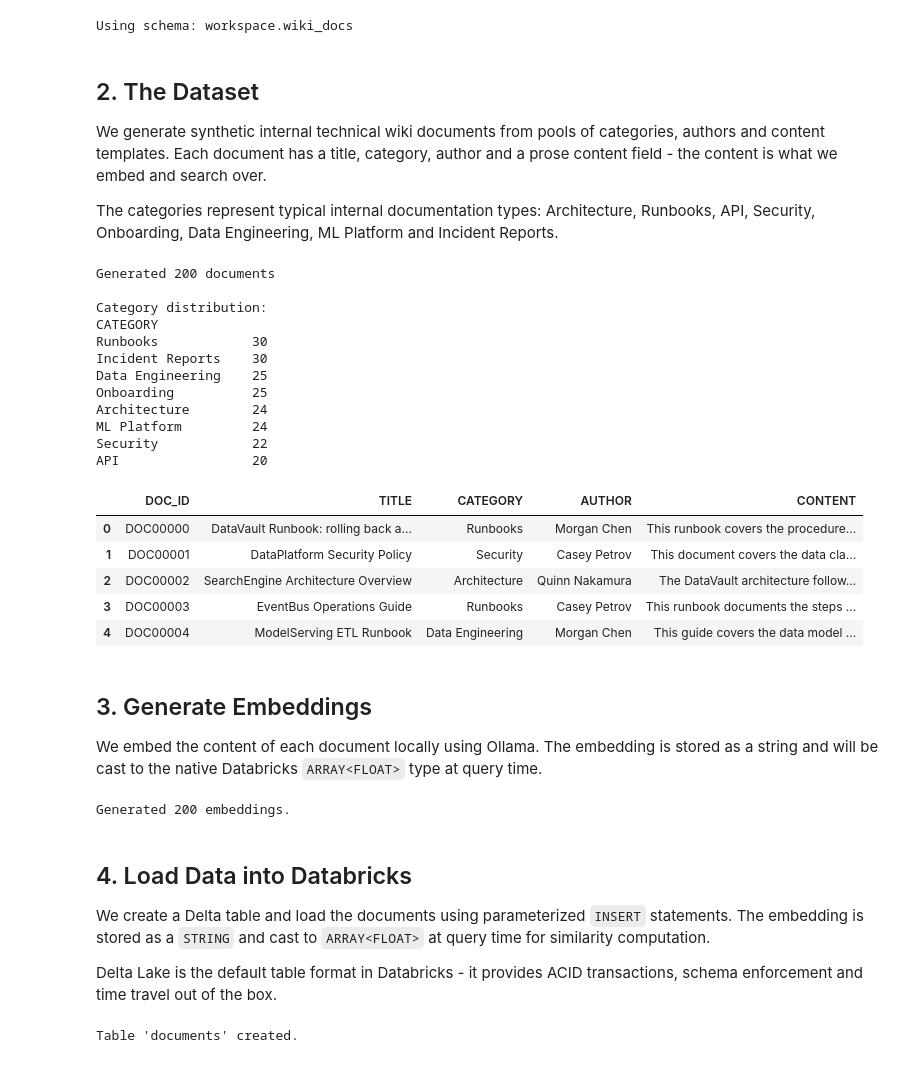
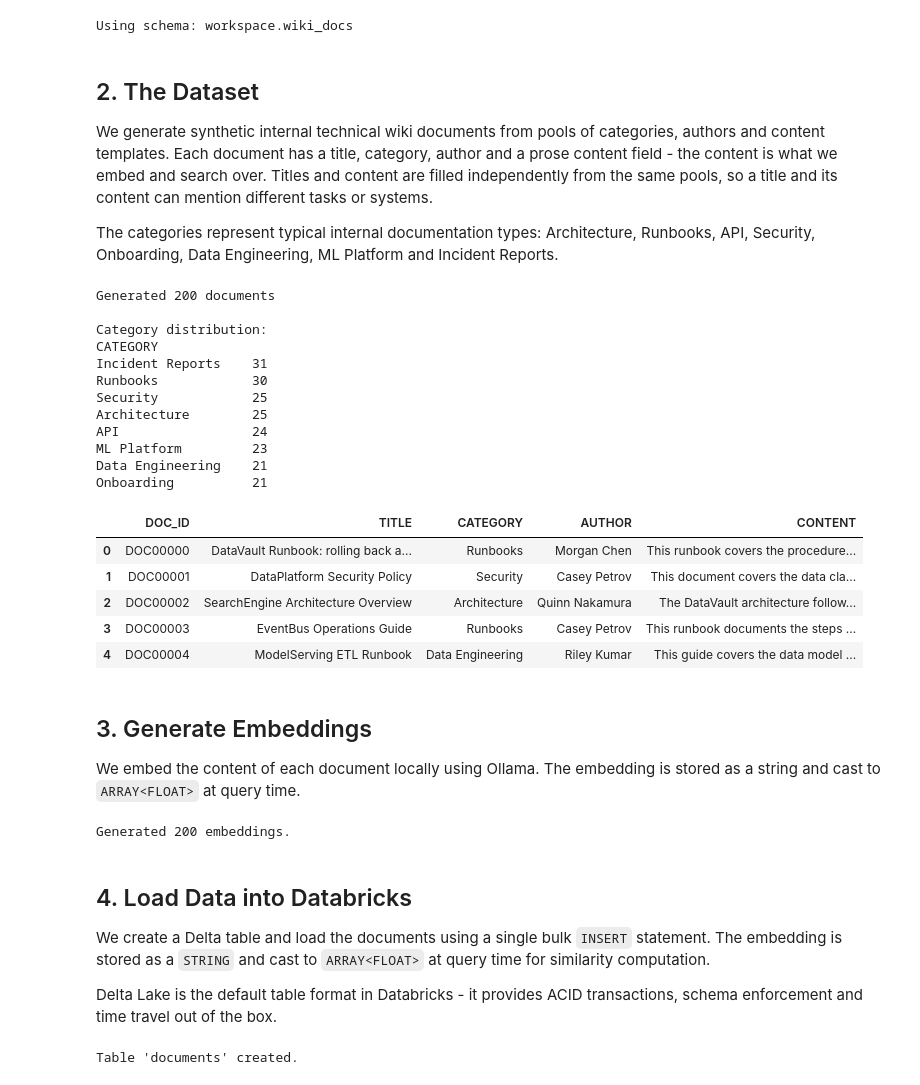
Before and after one commit to seven-vector-databases/seven-vector-databases.github.io, a Jupyter notebook: code/part-main/07_databricks.ipynb, the cells around one changed output. Saved outputs shown, nothing was run; the diff lists cells and outputs as text; code cells hidden in the pictures.

```diff
--- a/code/part-main/07_databricks.ipynb
+++ b/code/part-main/07_databricks.ipynb
@@ -131,7 +131,7 @@ Using schema: workspace.wiki_docs
 # %% [markdown]
 ## 2. The Dataset
 
-We generate synthetic internal technical wiki documents from pools of categories, authors and content templates. Each document has a title, category, author and a prose content field - the content is what we embed and search over.
+We generate synthetic internal technical wiki documents from pools of categories, authors and content templates. Each document has a title, category, author and a prose content field - the content is what we embed and search over. Titles and content are filled independently from the same pools, so a title and its content can mention different tasks or systems.
 
 The categories represent typical internal documentation types: Architecture, Runbooks, API, Security, Onboarding, Data Engineering, ML Platform and Incident Reports.
 # %%
@@ -259,10 +259,10 @@ TEMPLATE_VARS = {
     "source":            ["the production database", "the event stream", "the data lake", "the CRM system"],
     "destination":       ["Delta Lake", "the data warehouse", "the feature store", "object storage"],
     "orchestrator":      ["Apache Airflow", "Databricks Workflows", "Prefect", "dbt Cloud"],
-    "transformation":    ["deduplication and enrichment", "aggregation and filtering", "normalisation and validation"],
+    "transformation":    ["deduplication and enrichment", "aggregation and filtering", "normalization and validation"],
     "tables":            ["events, sessions and users", "orders, products and customers", "transactions, accounts and merchants"],
     "partition":         ["date", "region", "event type"],
-    "process_retention": ["180", "365", "730"],
+    "processed_retention": ["180", "365", "730"],
     "stage1":            ["experimentation", "data preparation", "feature engineering"],
     "stage2":            ["production serving", "batch inference", "A/B testing"],
     "framework":         ["PyTorch", "scikit-learn", "XGBoost", "TensorFlow"],
@@ -275,7 +275,7 @@ TEMPLATE_VARS = {
     "metrics":           ["accuracy, latency and drift", "precision, recall and throughput"],
     "threshold":         ["accuracy drops below 95%", "drift exceeds the threshold", "error rate increases"],
     "registry":          ["MLflow Model Registry", "the artifact store", "Unity Catalog"],
-    "features":          ["user behaviour", "product interaction", "transaction history"],
+    "features":          ["user behavior", "product interaction", "transaction history"],
     "latency":           ["10", "20", "50", "100"],
     "id":                ["INC-1042", "INC-2317", "INC-0891", "INC-3405"],
     "issue":             ["elevated error rates", "complete service outage", "database connection failures", "latency degradation"],
@@ -319,45 +319,45 @@ def fill_template(template: str) -> str:
 def generate_document(doc_id: int) -> dict:
     category = random.choice(CATEGORIES)
     title    = fill_template(random.choice(TITLE_TEMPLATES[category]))
     content  = fill_template(random.choice(CONTENT_TEMPLATES[category]))
     return {
         "DOC_ID":   f"DOC{doc_id:05d}",
         "TITLE":    title,
         "CATEGORY": category,
         "AUTHOR":   random.choice(FICTIONAL_AUTHORS),
         "CONTENT":  content,
     }
 
 documents = [generate_document(i) for i in range(NUM_DOCS)]
 df = pd.DataFrame(documents)
 
 print(f"Generated {len(df)} documents")
 print(f"\nCategory distribution:")
 print(df["CATEGORY"].value_counts().to_string())
 df.head()
 # %% [output]
 Generated 200 documents
 
 Category distribution:
 CATEGORY
+Incident Reports    31
 Runbooks            30
-Incident Reports    30
-Data Engineering    25
-Onboarding          25
-Architecture        24
-ML Platform         24
-Security            22
-API                 20
+Security            25
+Architecture        25
+API                 24
+ML Platform         23
+Data Engineering    21
+Onboarding          21
 |  | DOC_ID | TITLE | CATEGORY | AUTHOR | CONTENT |
 | 0 | DOC00000 | DataVault Runbook: rolling back a... | Runbooks | Morgan Chen | This runbook covers the procedure... |
 | 1 | DOC00001 | DataPlatform Security Policy | Security | Casey Petrov | This document covers the data cla... |
 | 2 | DOC00002 | SearchEngine Architecture Overview | Architecture | Quinn Nakamura | The DataVault architecture follow... |
 | 3 | DOC00003 | EventBus Operations Guide | Runbooks | Casey Petrov | This runbook documents the steps ... |
-| 4 | DOC00004 | ModelServing ETL Runbook | Data Engineering | Morgan Chen | This guide covers the data model ... |
+| 4 | DOC00004 | ModelServing ETL Runbook | Data Engineering | Riley Kumar | This guide covers the data model ... |
 # %% [markdown]
 ## 3. Generate Embeddings
 
-We embed the content of each document locally using Ollama. The embedding is stored as a string and will be cast to the native Databricks `ARRAY<FLOAT>` type at query time.
+We embed the content of each document locally using Ollama. The embedding is stored as a string and cast to `ARRAY<FLOAT>` at query time.
 # %%
 embeddings = []
 for doc in tqdm(documents, desc = "Generating embeddings"):
@@ -370,7 +370,7 @@ Generated 200 embeddings.
 # %% [markdown]
 ## 4. Load Data into Databricks
 
-We create a Delta table and load the documents using parameterized `INSERT` statements. The embedding is stored as a `STRING` and cast to `ARRAY<FLOAT>` at query time for similarity computation.
+We create a Delta table and load the documents using a single bulk `INSERT` statement. The embedding is stored as a `STRING` and cast to `ARRAY<FLOAT>` at query time for similarity computation.
 
 Delta Lake is the default table format in Databricks - it provides ACID transactions, schema enforcement and time travel out of the box.
 # %%
```
Also changed, not shown: parts of 12 cells of this notebook, 14 other files.
